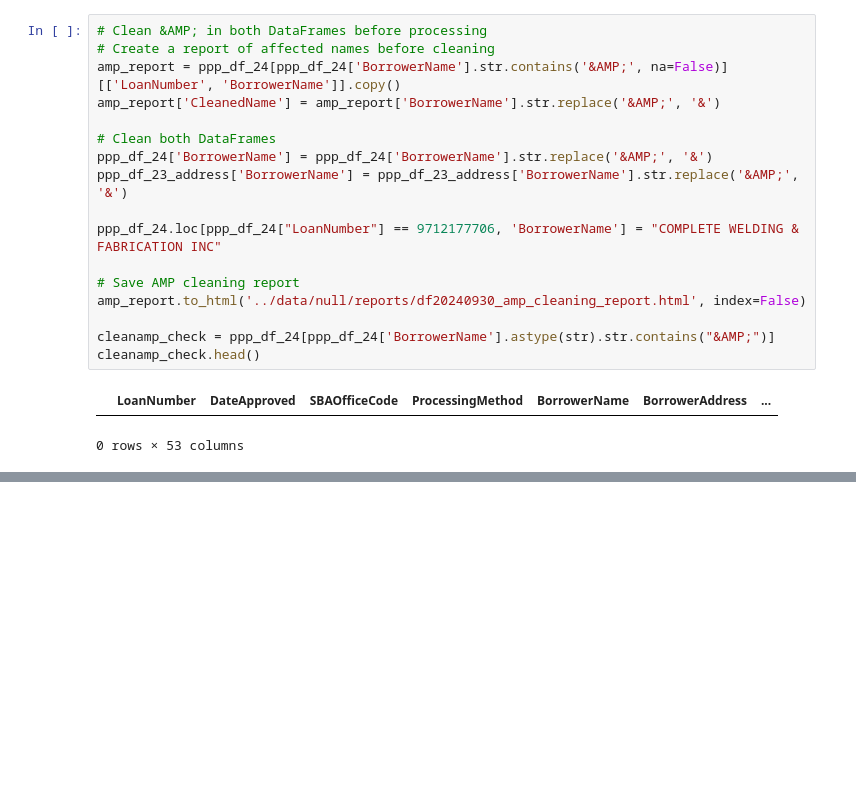
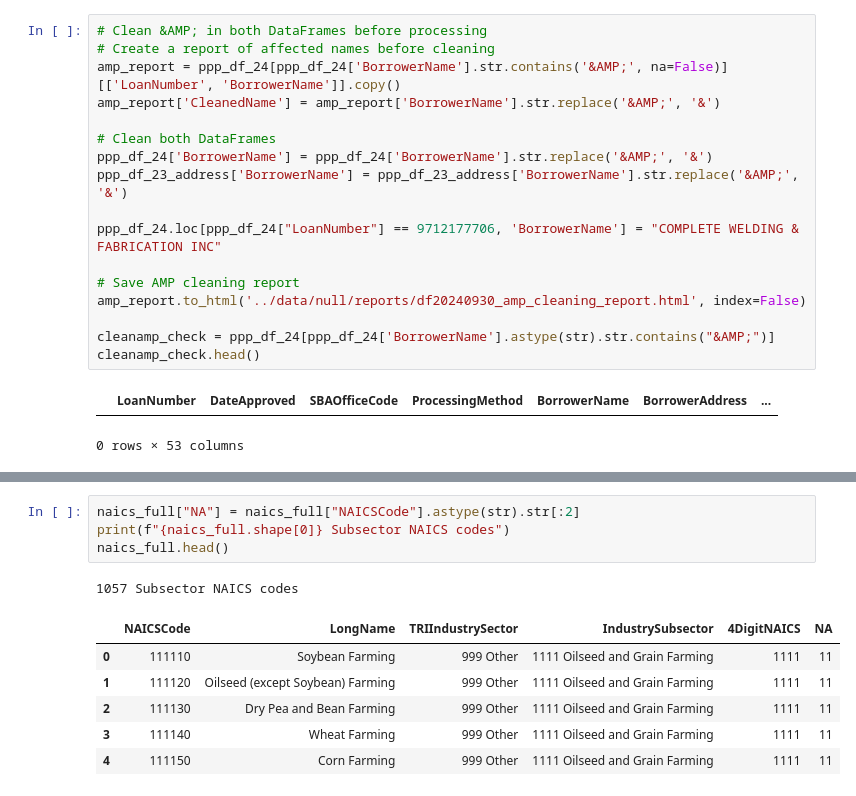
Before and after one commit to cspence001/mapdata_finalization_notebooks, a Jupyter notebook: main_label_pipe24.ipynb, the cells around one changed output, grey strips where cells are left out. Drawn from its saved outputs; the diff is of its cells as text; blank space fills up the shorter version.

```diff
--- a/main_label_pipe24.ipynb
+++ b/main_label_pipe24.ipynb
@@ -361,0 +548,12 @@ Found 13 null addresses (address, city, state, and/or zip) loan records
+# %%
+naics_full["NA"] = naics_full["NAICSCode"].astype(str).str[:2]
+print(f"{naics_full.shape[0]} Subsector NAICS codes")
+naics_full.head()
+# %% [output]
+1057 Subsector NAICS codes
+|  | NAICSCode | LongName | TRIIndustrySector | IndustrySubsector | 4DigitNAICS | NA |
+| 0 | 111110 | Soybean Farming | 999 Other | 1111 Oilseed and Grain Farming | 1111 | 11 |
+| 1 | 111120 | Oilseed (except Soybean) Farming | 999 Other | 1111 Oilseed and Grain Farming | 1111 | 11 |
+| 2 | 111130 | Dry Pea and Bean Farming | 999 Other | 1111 Oilseed and Grain Farming | 1111 | 11 |
+| 3 | 111140 | Wheat Farming | 999 Other | 1111 Oilseed and Grain Farming | 1111 | 11 |
+| 4 | 111150 | Corn Farming | 999 Other | 1111 Oilseed and Grain Farming | 1111 | 11 |
```
Also changed, not shown: parts of 38 cells of this notebook, 1 other file.
